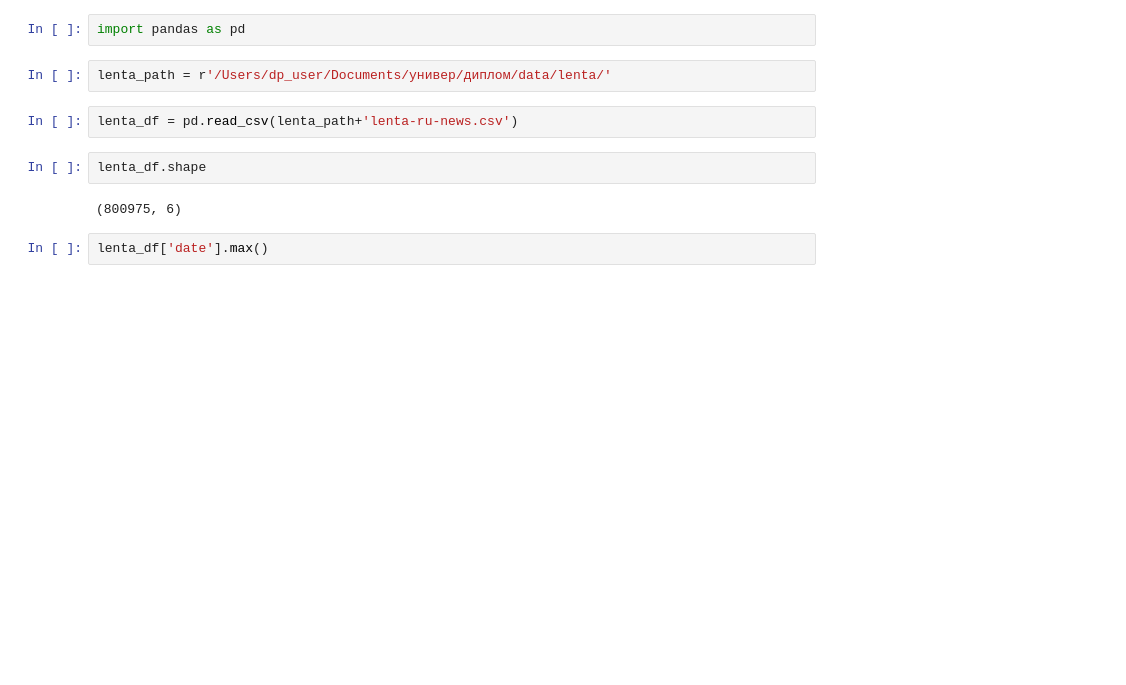
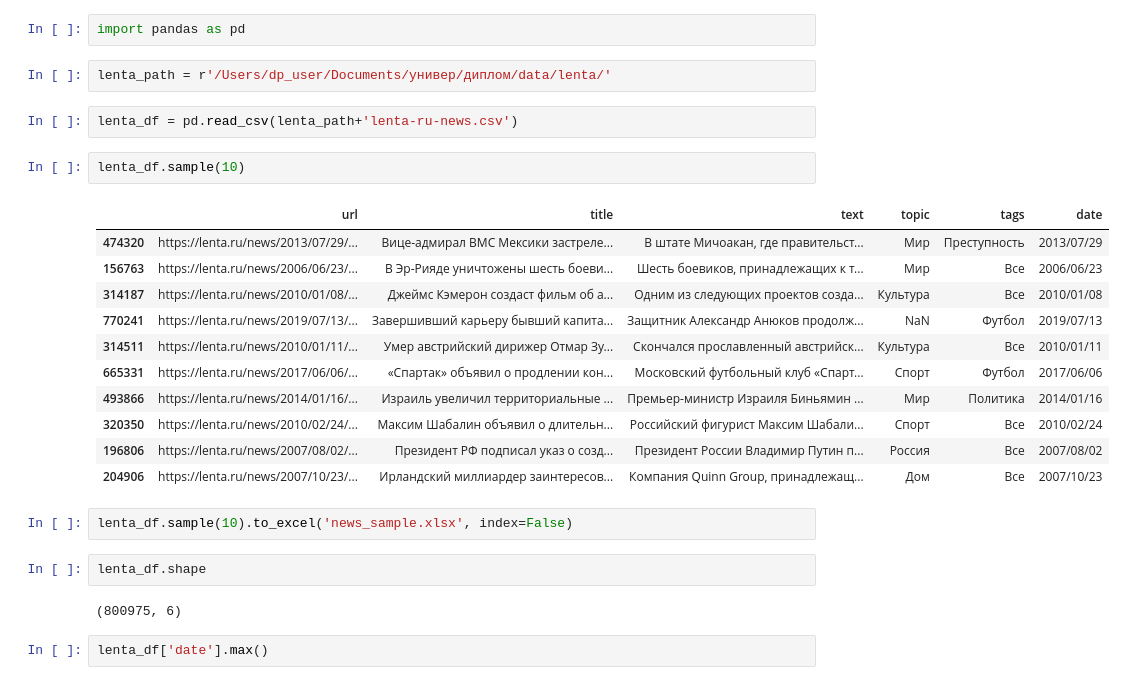
Before and after one commit to damnpav/news_analysis, a Jupyter notebook: _0_eda_news.ipynb, the cells around one changed output. Cells and saved outputs as stored; diff of their text form; blank space fills up the shorter version.

```diff
--- a/_0_eda_news.ipynb
+++ b/_0_eda_news.ipynb
@@ -6,6 +6,22 @@ import pandas as pd
 lenta_path = r'/Users/dp_user/Documents/универ/диплом/data/lenta/'
 # %%
 lenta_df = pd.read_csv(lenta_path+'lenta-ru-news.csv')
+# %%
+lenta_df.sample(10)
+# %% [output]
+|  | url | title | text | topic | tags | date |
+| 474320 | https://lenta.ru/news/2013/07/29/... | Вице-адмирал ВМС Мексики застреле... | В штате Мичоакан, где правительст... | Мир | Преступность | 2013/07/29 |
+| 156763 | https://lenta.ru/news/2006/06/23/... | В Эр-Рияде уничтожены шесть боеви... | Шесть боевиков, принадлежащих к т... | Мир | Все | 2006/06/23 |
+| 314187 | https://lenta.ru/news/2010/01/08/... | Джеймс Кэмерон создаст фильм об а... | Одним из следующих проектов созда... | Культура | Все | 2010/01/08 |
+| 770241 | https://lenta.ru/news/2019/07/13/... | Завершивший карьеру бывший капита... | Защитник Александр Анюков продолж... | NaN | Футбол | 2019/07/13 |
+| 314511 | https://lenta.ru/news/2010/01/11/... | Умер австрийский дирижер Отмар Зу... | Скончался прославленный австрийск... | Культура | Все | 2010/01/11 |
+| 665331 | https://lenta.ru/news/2017/06/06/... | «Спартак» объявил о продлении кон... | Московский футбольный клуб «Спарт... | Спорт | Футбол | 2017/06/06 |
+| 493866 | https://lenta.ru/news/2014/01/16/... | Израиль увеличил территориальные ... | Премьер-министр Израиля Биньямин ... | Мир | Политика | 2014/01/16 |
+| 320350 | https://lenta.ru/news/2010/02/24/... | Максим Шабалин объявил о длительн... | Российский фигурист Максим Шабали... | Спорт | Все | 2010/02/24 |
+| 196806 | https://lenta.ru/news/2007/08/02/... | Президент РФ подписал указ о созд... | Президент России Владимир Путин п... | Россия | Все | 2007/08/02 |
+| 204906 | https://lenta.ru/news/2007/10/23/... | Ирландский миллиардер заинтересов... | Компания Quinn Group, принадлежащ... | Дом | Все | 2007/10/23 |
+# %%
+lenta_df.sample(10).to_excel('news_sample.xlsx', index=False)
 # %%
 lenta_df.shape
 # %% [output]
```
Also changed, not shown: parts of 4 cells of this notebook, 8 other files.
